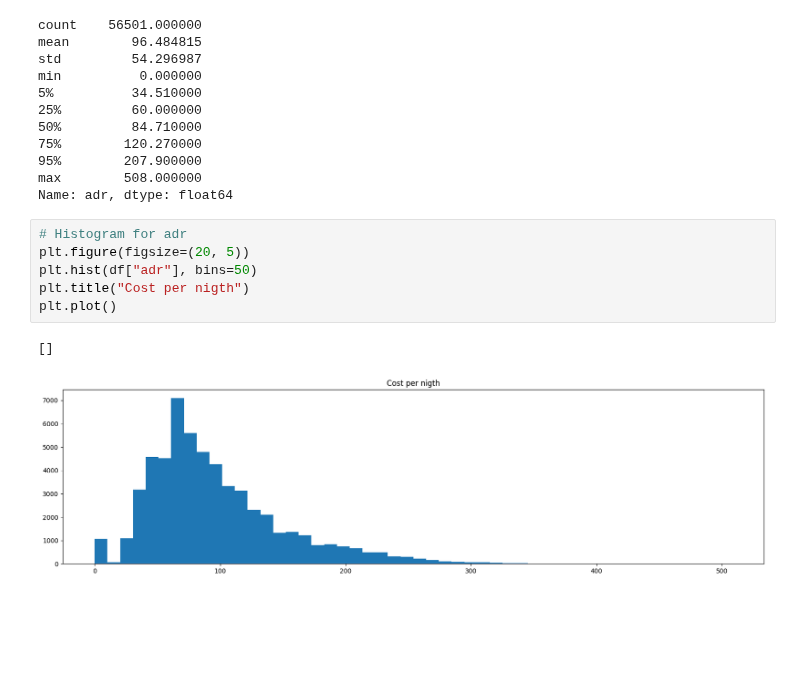
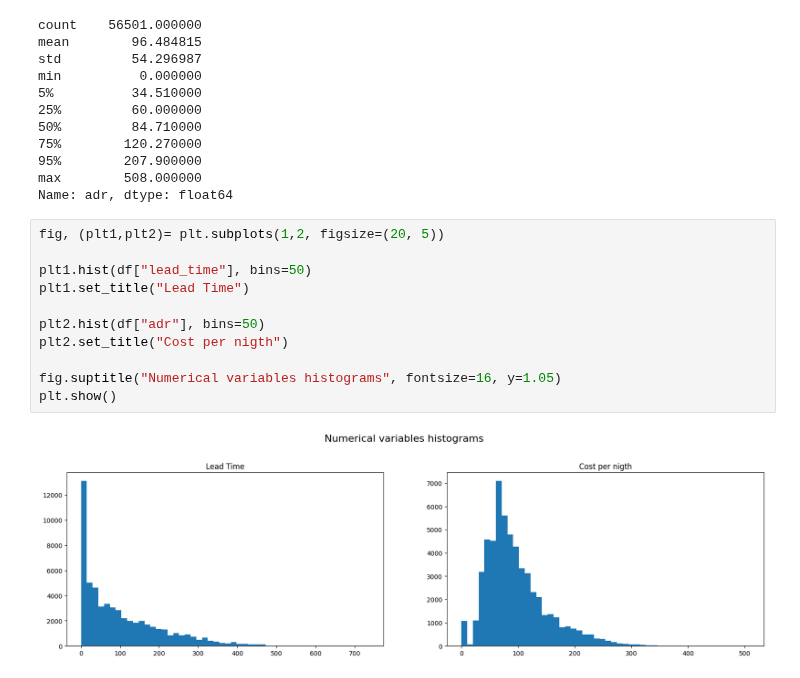
Before and after one commit to maxenceperon/Taller1_Felipe_Maxence_Ciencia_de_datos, a Jupyter notebook: eda.ipynb, the cells around one changed output. Drawn from its saved outputs; the diff is of its cells as text; blank space fills up the shorter version.

```diff
--- a/eda.ipynb
+++ b/eda.ipynb
@@ -125,12 +128,16 @@ min          0.000000
 95%        207.900000
 max        508.000000
 Name: adr, dtype: float64
-# %%
-# Histogram for adr
-plt.figure(figsize=(20, 5))
-plt.hist(df["adr"], bins=50)
-plt.title("Cost per nigth")
-plt.plot()
-# %% [output]
-[]
-[figure, removed]
+# %%
+fig, (plt1,plt2)= plt.subplots(1,2, figsize=(20, 5))
+
+plt1.hist(df["lead_time"], bins=50)
+plt1.set_title("Lead Time")
+
+plt2.hist(df["adr"], bins=50)
+plt2.set_title("Cost per nigth")
+
+fig.suptitle("Numerical variables histograms", fontsize=16, y=1.05)
+plt.show()
+# %% [output]
+[figure, added]
```
Also changed, not shown: parts of 2 cells of this notebook.
